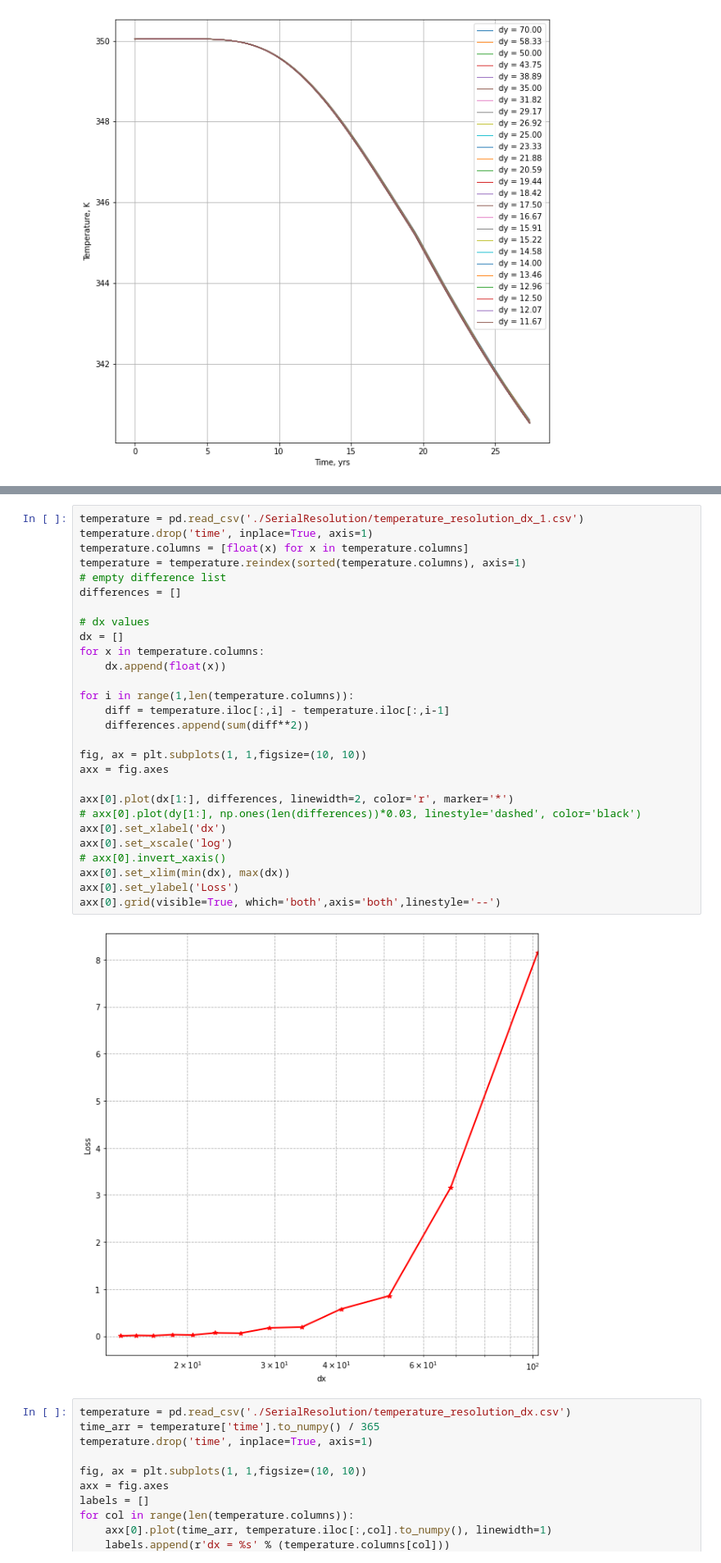
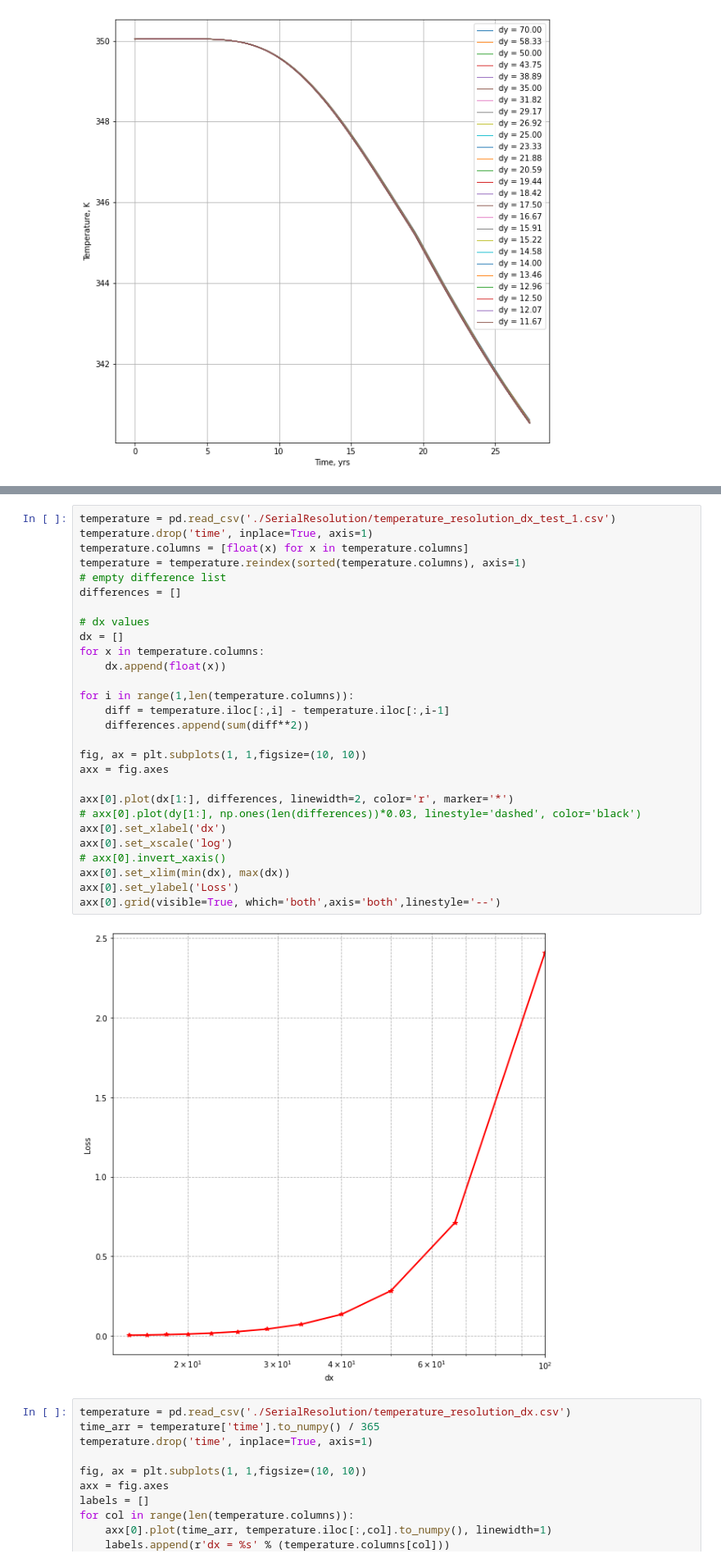
Before and after one commit to ychen1492/reference-simulation, a Jupyter notebook: visualization.ipynb, the cells around one changed output, grey strips where cells are left out. Shown at 82% size. Saved outputs shown, nothing was run; the diff lists cells and outputs as text.

```diff
--- a/visualization.ipynb
+++ b/visualization.ipynb
@@ -294,33 +294,33 @@ axx[0].grid(visible=True, which='both',axis='both',linestyle='--')
 # %%
-temperature = pd.read_csv('./SerialResolution/temperature_resolution_dx_1.csv')
+temperature = pd.read_csv('./SerialResolution/temperature_resolution_dx_test_1.csv')
 temperature.drop('time', inplace=True, axis=1)
 temperature.columns = [float(x) for x in temperature.columns]
 temperature = temperature.reindex(sorted(temperature.columns), axis=1)
 # empty difference list
 differences = []
 
 # dx values
 dx = []
 for x in temperature.columns:
     dx.append(float(x))
 
 for i in range(1,len(temperature.columns)):
     diff = temperature.iloc[:,i] - temperature.iloc[:,i-1]
     differences.append(sum(diff**2))
 
 fig, ax = plt.subplots(1, 1,figsize=(10, 10))
 axx = fig.axes
 
 axx[0].plot(dx[1:], differences, linewidth=2, color='r', marker='*')
 # axx[0].plot(dy[1:], np.ones(len(differences))*0.03, linestyle='dashed', color='black')
 axx[0].set_xlabel('dx')
 axx[0].set_xscale('log')
 # axx[0].invert_xaxis()
 axx[0].set_xlim(min(dx), max(dx))
 axx[0].set_ylabel('Loss')
 axx[0].grid(visible=True, which='both',axis='both',linestyle='--')
 # %% [output]
-[figure, old version]
+[figure, new version]
 # %%
 temperature = pd.read_csv('./SerialResolution/temperature_resolution_dx.csv')
 time_arr = temperature['time'].to_numpy() / 365
```
Also changed, not shown: parts of 1 cell of this notebook, 5 other files.
